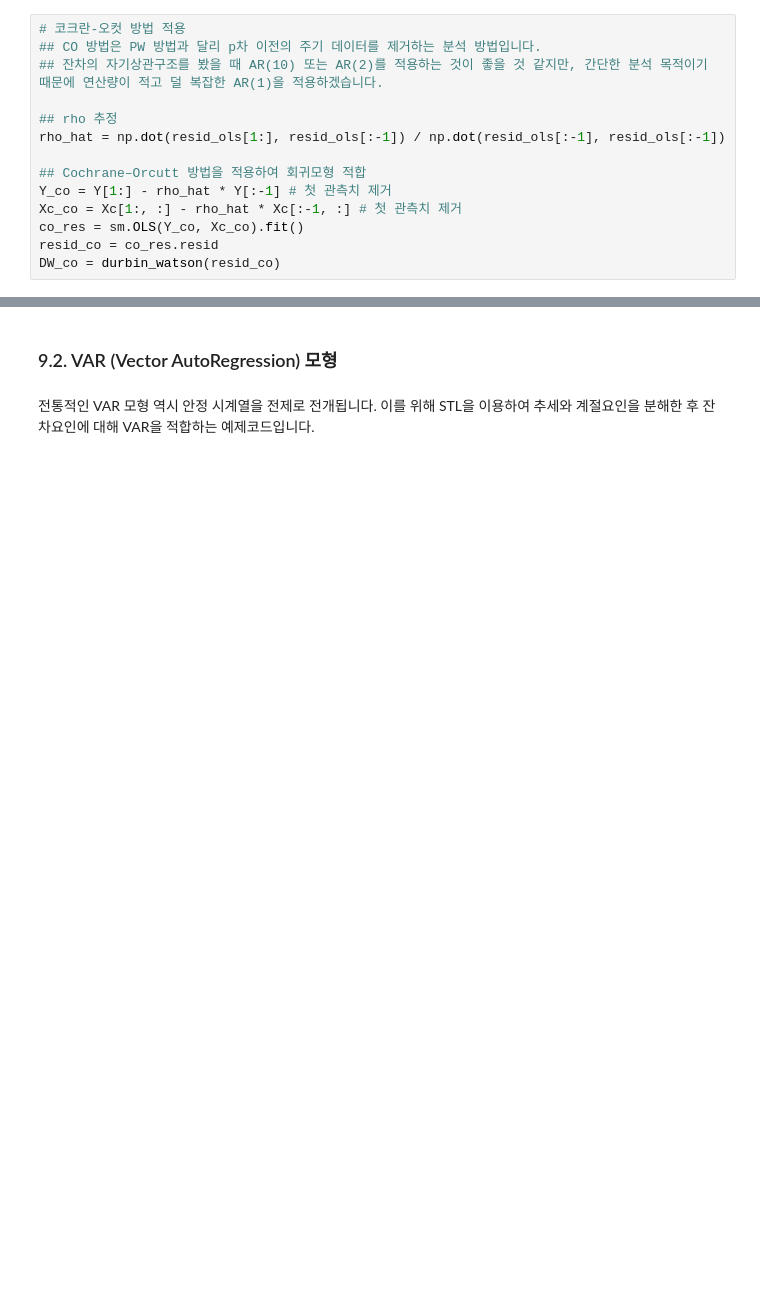
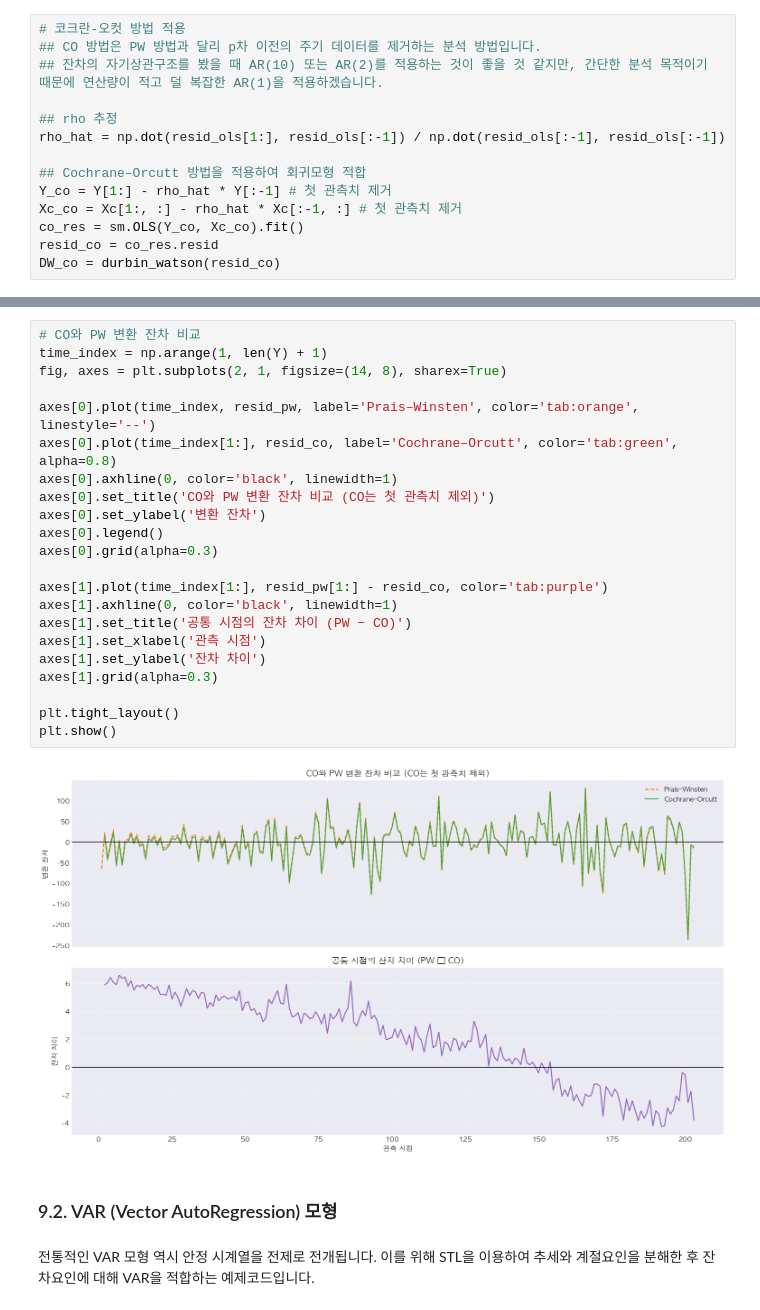
Before and after one commit to esoterikosQ/2026DataAlgorithm, a Jupyter notebook: lesson9.ipynb, the cells around one changed output, grey strips where cells are left out. Saved outputs shown, nothing was run; the diff lists cells and outputs as text; blank space fills up the shorter version.

```diff
--- a/lesson9.ipynb
+++ b/lesson9.ipynb
@@ -230,4 +230,28 @@ Cochrane–Orcutt        -156.0259      0.6954    120.2011      0.0133     2.084
 Prais–Winsten           588.5579      1.3656    121.3864      0.0215     2.087
+# %%
+# CO와 PW 변환 잔차 비교
+time_index = np.arange(1, len(Y) + 1)
+fig, axes = plt.subplots(2, 1, figsize=(14, 8), sharex=True)
+
+axes[0].plot(time_index, resid_pw, label='Prais–Winsten', color='tab:orange', linestyle='--')
+axes[0].plot(time_index[1:], resid_co, label='Cochrane–Orcutt', color='tab:green', alpha=0.8)
+axes[0].axhline(0, color='black', linewidth=1)
+axes[0].set_title('CO와 PW 변환 잔차 비교 (CO는 첫 관측치 제외)')
+axes[0].set_ylabel('변환 잔차')
+axes[0].legend()
+axes[0].grid(alpha=0.3)
+
+axes[1].plot(time_index[1:], resid_pw[1:] - resid_co, color='tab:purple')
+axes[1].axhline(0, color='black', linewidth=1)
+axes[1].set_title('공통 시점의 잔차 차이 (PW − CO)')
+axes[1].set_xlabel('관측 시점')
+axes[1].set_ylabel('잔차 차이')
+axes[1].grid(alpha=0.3)
+
+plt.tight_layout()
+plt.show()
+# %% [output]
+[figure, added]
 # %% [markdown]
 ### 9.2. VAR (Vector AutoRegression) 모형
 # %% [markdown]
```
Also changed, not shown: parts of 3 cells of this notebook.
